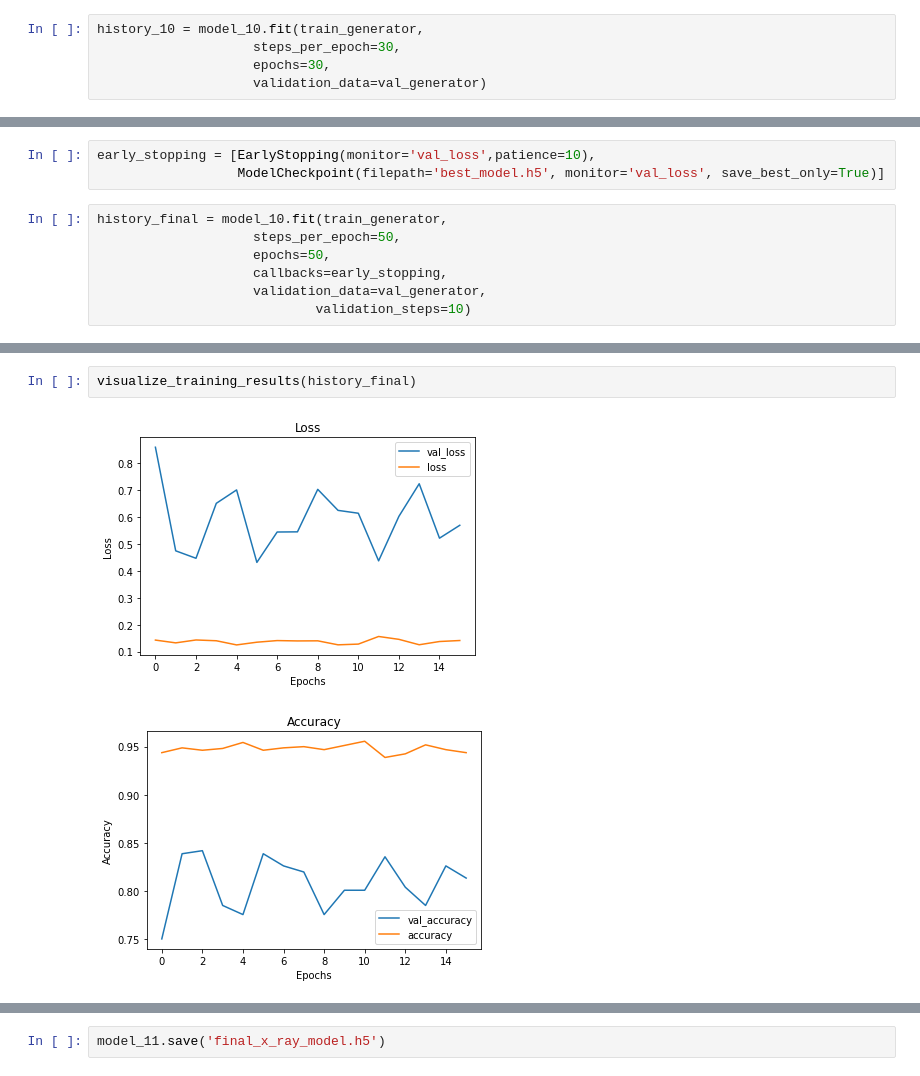
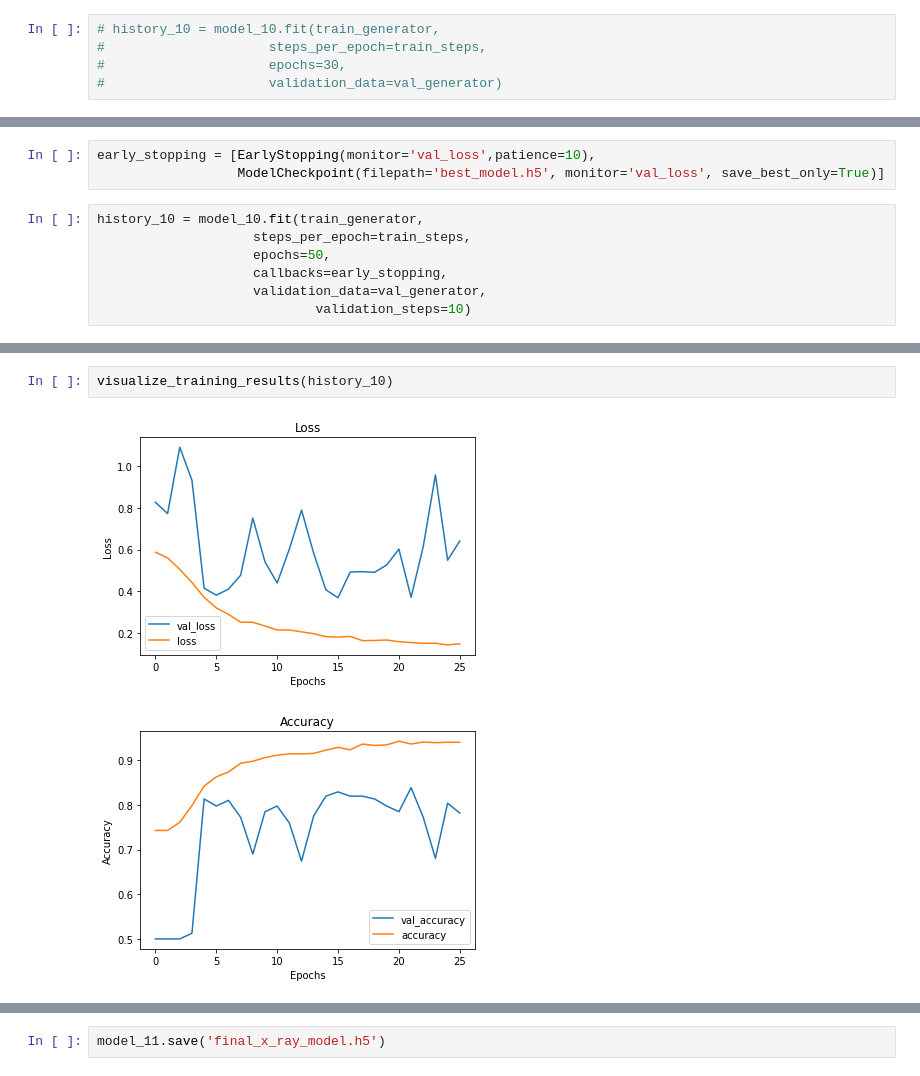
Before and after one commit to Sammyknee/pneumonia_image_classification, a Jupyter notebook: Pneumonia_Classification_Notebook.ipynb, the cells around one changed output, grey strips where cells are left out. Cells and saved outputs as stored; diff of their text form.

```diff
--- a/Pneumonia_Classification_Notebook.ipynb
+++ b/Pneumonia_Classification_Notebook.ipynb
@@ -1075,7 +1017,7 @@ model_10.compile(optimizer=opt,
                 loss=loss,
                 metrics=metrics)
 # %%
-history_10 = model_10.fit(train_generator,
-                    steps_per_epoch=30,
-                    epochs=30,
-                    validation_data=val_generator)
+# history_10 = model_10.fit(train_generator,
+#                     steps_per_epoch=train_steps,
+#                     epochs=30,
+#                     validation_data=val_generator)
@@ -1117,8 +1031,8 @@ We were able to get even better results by using padding. Since these were our s
 early_stopping = [EarlyStopping(monitor='val_loss',patience=10),
                   ModelCheckpoint(filepath='best_model.h5', monitor='val_loss', save_best_only=True)]
 # %%
-history_final = model_10.fit(train_generator,
-                    steps_per_epoch=50,
+history_10 = model_10.fit(train_generator,
+                    steps_per_epoch=train_steps,
                     epochs=50,
                     callbacks=early_stopping,
                     validation_data=val_generator,
@@ -1144,8 +1058,8 @@ Epoch 16/50
 # %%
-visualize_training_results(history_final)
+visualize_training_results(history_10)
 # %% [output]
-[figure, old version]
+[figure, new version]
-[figure, old version]
+[figure, new version]
 # %%
 cnn_model_results(model_10)
 # %% [output]
```
Also changed, not shown: parts of 147 cells of this notebook.
